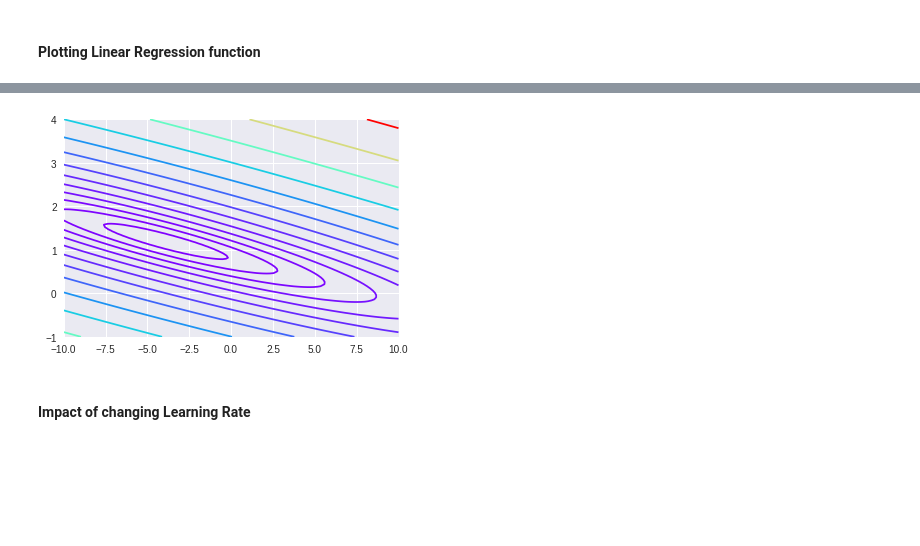
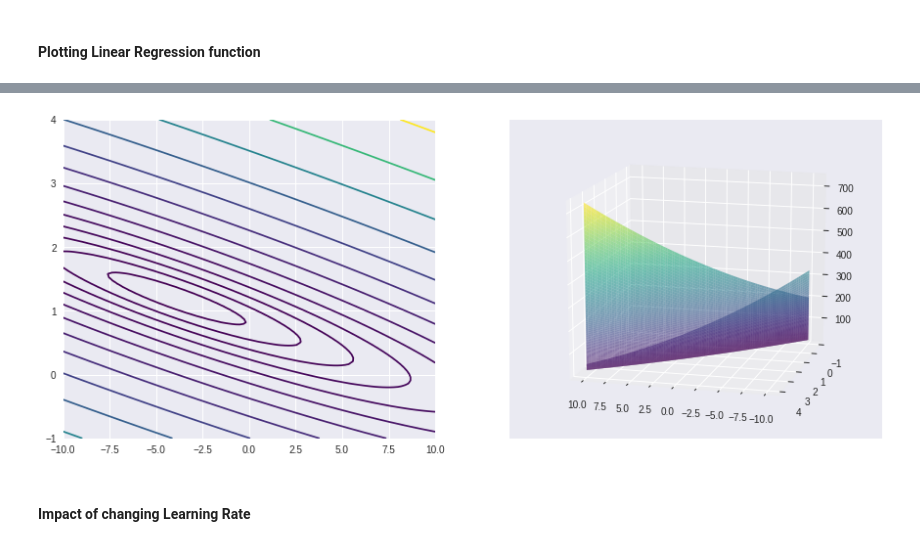
Before and after one commit to KrisSandy/ExMachineLearning, a Jupyter notebook: Machine_Learning_|_Linear_Regression.ipynb, the cells around one changed output, grey strips where cells are left out. Drawn from its saved outputs; the diff is of its cells as text; code cells hidden in the pictures; blank space fills up the shorter version.

```diff
--- a/Machine_Learning_|_Linear_Regression.ipynb
+++ b/Machine_Learning_|_Linear_Regression.ipynb
@@ -139,22 +132,23 @@ TypeError: ignored
-# %%
-theta0 = np.linspace(-10, 10, 100)
-theta1 = np.linspace(-1, 4, 100)
-J_val = np.array(np.zeros((len(theta0), len(theta1))))
-X = data['population']
-X = pd.DataFrame(X)
-X.insert(loc=0, column='x0', value=1)
-y = data['profit']
-
-for i in range(0, len(theta0)):
-  for j in range(0, len(theta1)):
-    t = np.array([theta0[i], theta1[j]])
-    J_val[i,j] = compute_cost(X, y, t)
-
-#We need to ranspose the values because of the way contor plots work
-J_val = np.transpose(J_val)
-plt.contour(theta0, theta1, J_val, np.logspace(-2, 3, 30), cmap='rainbow');
-# %% [output]
-[figure, removed]
+# %%
+from mpl_toolkits.mplot3d import Axes3D
+
+t0 = np.linspace(-10, 10, 100)
+t1 = np.linspace(-1, 4, 100)
+xv, yv = np.meshgrid(t0, t1)
+J = np.zeros((t0.size, t1.size))
+
+for index, x in np.ndenumerate(J):
+  t = [xv[index],yv[index]]
+  J[index] = compute_cost(X, y, t)
+
+fig = plt.figure(figsize=(15,6))
+plt1 = fig.add_subplot(121)
+plt1.contour(t0, t1, J, np.logspace(-2, 3, 30), cmap='viridis');
+plt2 = fig.add_subplot(122, projection='3d')
+plt2.plot_surface(t0, t1, J, rstride=1, cstride=1, alpha=0.6, cmap='viridis')
+plt2.view_init(elev=15, azim=105)
+# %% [output]
+[figure, added]
 # %% [markdown]
 #### Impact of changing Learning Rate
 # %%
```
Also changed, not shown: parts of 13 cells of this notebook.
